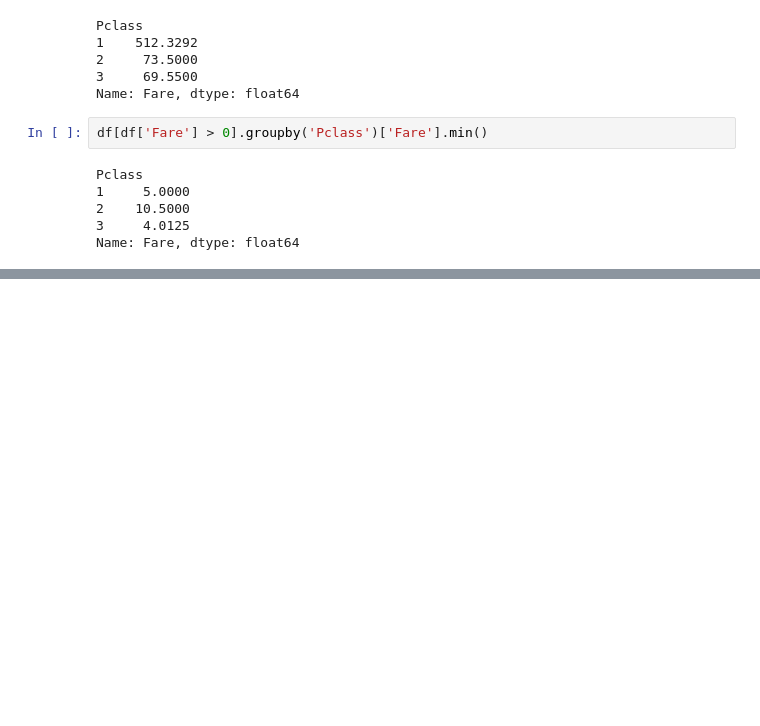
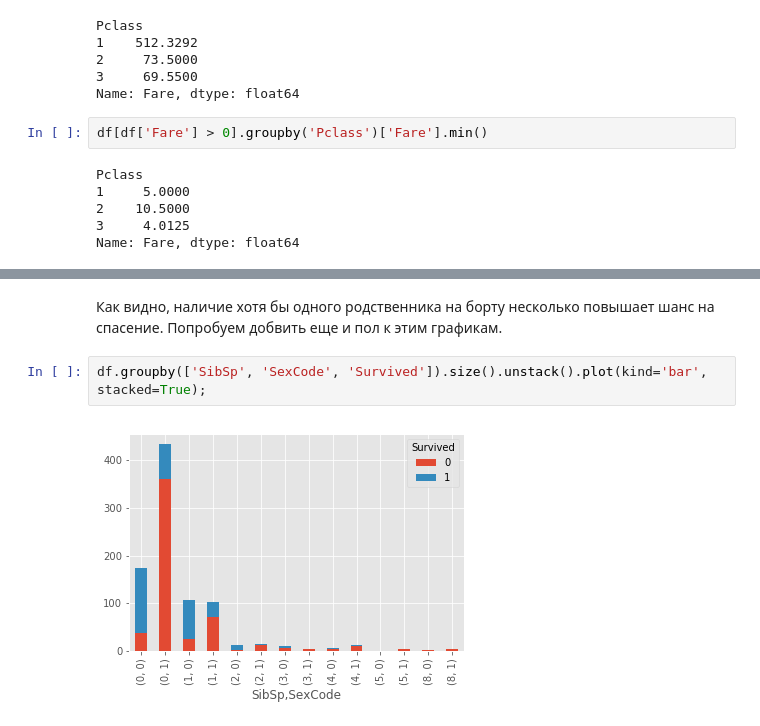
Before and after one commit to AndrewLrrr/otus-big-data, a Jupyter notebook: hw5/Titanic.ipynb, the cells around one changed output, grey strips where cells are left out. Saved outputs shown, nothing was run; the diff lists cells and outputs as text; blank space fills up the shorter version.

```diff
--- a/hw5/Titanic.ipynb
+++ b/hw5/Titanic.ipynb
@@ -140,0 +185,6 @@ Name: Fare, dtype: float64
+# %% [markdown]
+Как видно, наличие хотя бы одного родственника на борту несколько повышает шанс на спасение. Попробуем добвить еще и пол к этим графикам.
+# %%
+df.groupby(['SibSp', 'SexCode', 'Survived']).size().unstack().plot(kind='bar', stacked=True);
+# %% [output]
+[figure, added]
```
Also changed, not shown: parts of 74 cells of this notebook, 2 other files.
